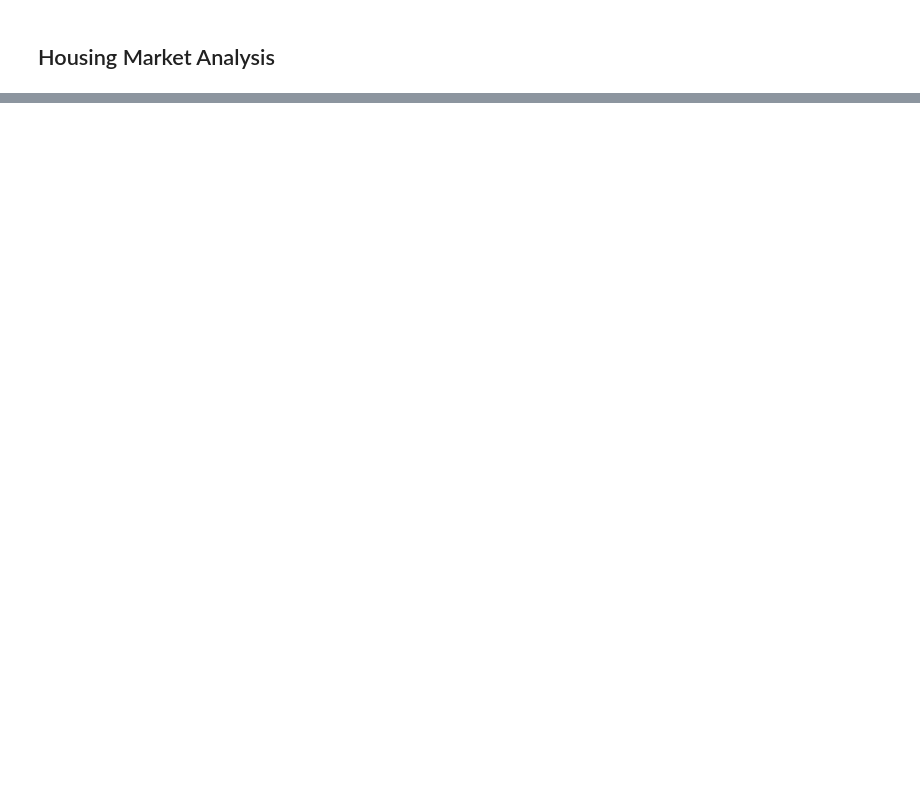
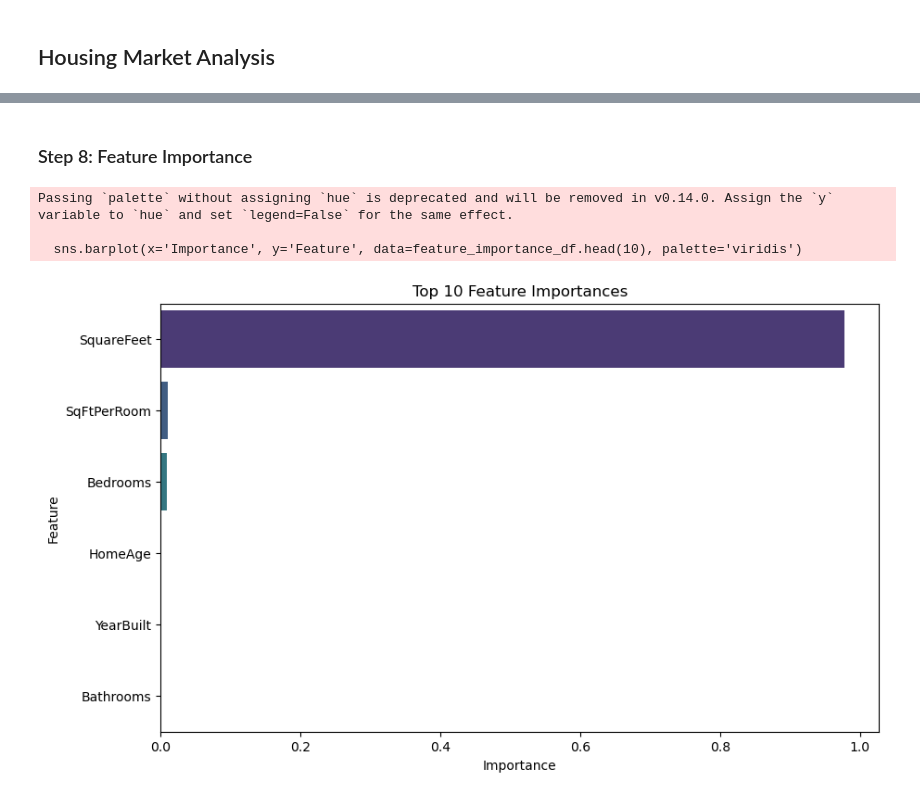
Before and after one commit to MiltonGreat/Housing-Market, a Jupyter notebook: Housing Market Analysis.ipynb, the cells around one changed output, grey strips where cells are left out. Saved outputs shown, nothing was run; the diff lists cells and outputs as text; code cells hidden in the pictures; blank space fills up the shorter version.

```diff
--- a/Housing Market Analysis.ipynb
+++ b/Housing Market Analysis.ipynb
@@ -174,0 +189,14 @@ Passing `palette` without assigning `hue` is deprecated and will be removed in v
+# %%
+# Compare model performance
+results_df = pd.DataFrame(results).T
+print("\nModel Comparison:")
+print(results_df)
+
+# Feature Importance (using the best-performing model)
+best_model = models['GradientBoosting']  # Replace with the best-performing model
+
+# Fit the preprocessor and transform the training data
+X_train_transformed = preprocessor.fit_transform(X_train)
+
+# Fit the best model on the transformed data
+best_model.fit(X_train_transformed, y_train)
@@ -174,0 +210,32 @@ Passing `palette` without assigning `hue` is deprecated and will be removed in v
+# %% [markdown]
+### Step 8: Feature Importance
+# %%
+# Get feature importances
+importances = best_model.feature_importances_
+
+# Get feature names after preprocessing
+# Since categorical features are already one-hot encoded, we need to align feature names with the transformed data
+# Numerical features are scaled, and categorical features are passed through
+feature_names = numerical_features.tolist()  # Numerical features
+if 'cat' in preprocessor.named_transformers_:
+    # Add categorical feature names (already one-hot encoded)
+    feature_names.extend(X[categorical_features].columns.tolist())
+
+# Ensure the lengths match
+if len(feature_names) != len(importances):
+    raise ValueError(f"Mismatch in lengths: {len(feature_names)} feature names vs {len(importances)} importances")
+
+# Create a DataFrame for feature importances
+feature_importance_df = pd.DataFrame({'Feature': feature_names, 'Importance': importances})
+feature_importance_df = feature_importance_df.sort_values(by='Importance', ascending=False)
+
+# Plot the top 10 feature importances
+plt.figure(figsize=(10, 6))
+sns.barplot(x='Importance', y='Feature', data=feature_importance_df.head(10), palette='viridis')
+plt.title('Top 10 Feature Importances')
+plt.show()
+# %% [output]
+Passing `palette` without assigning `hue` is deprecated and will be removed in v0.14.0. Assign the `y` variable to `hue` and set `legend=False` for the same effect.
+
+  sns.barplot(x='Importance', y='Feature', data=feature_importance_df.head(10), palette='viridis')
+[figure, added]
```
Also changed, not shown: parts of 19 cells of this notebook.
